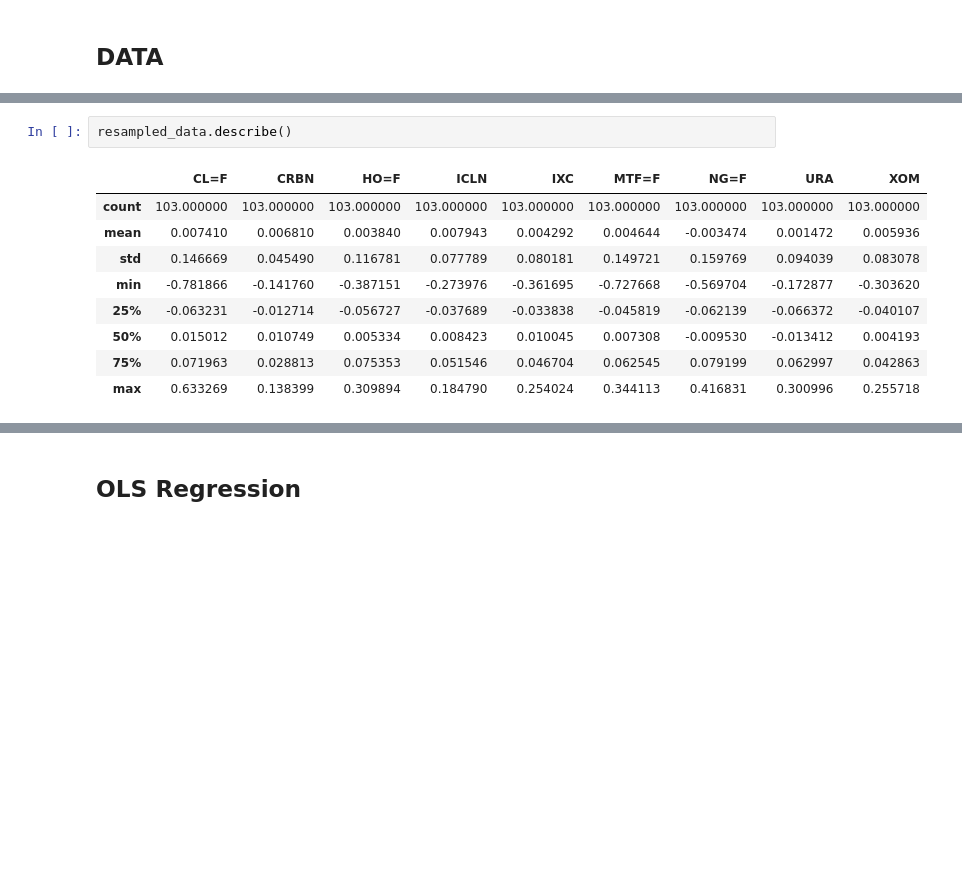
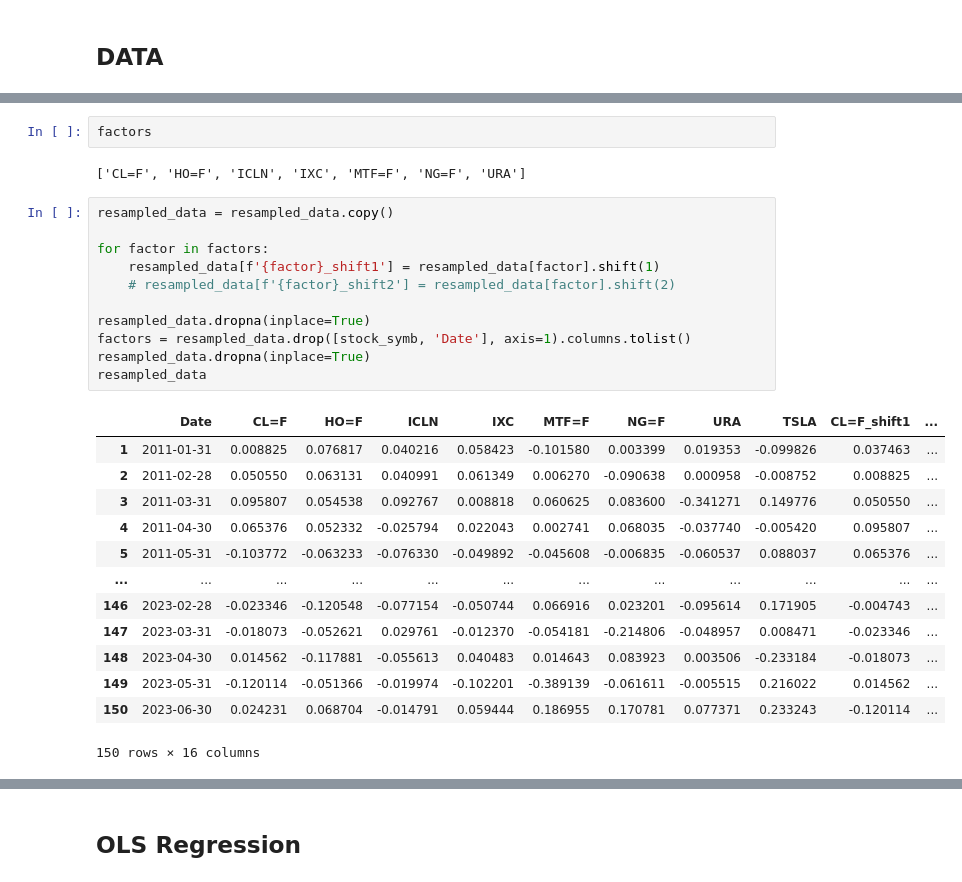
Before and after one commit to lbsm2017/ml_stocks_direction, a Jupyter notebook: var_cvar_energy_factors.ipynb, the cells around one changed output, grey strips where cells are left out. Saved outputs shown, nothing was run; the diff lists cells and outputs as text; blank space fills up the shorter version.

```diff
--- a/var_cvar_energy_factors.ipynb
+++ b/var_cvar_energy_factors.ipynb
@@ -549,12 +548,29 @@ resampled_data
-# %%
-resampled_data.describe()
-# %% [output]
-|  | CL=F | CRBN | HO=F | ICLN | IXC | MTF=F | NG=F | URA | XOM |
-| count | 103.000000 | 103.000000 | 103.000000 | 103.000000 | 103.000000 | 103.000000 | 103.000000 | 103.000000 | 103.000000 |
-| mean | 0.007410 | 0.006810 | 0.003840 | 0.007943 | 0.004292 | 0.004644 | -0.003474 | 0.001472 | 0.005936 |
-| std | 0.146669 | 0.045490 | 0.116781 | 0.077789 | 0.080181 | 0.149721 | 0.159769 | 0.094039 | 0.083078 |
-| min | -0.781866 | -0.141760 | -0.387151 | -0.273976 | -0.361695 | -0.727668 | -0.569704 | -0.172877 | -0.303620 |
-| 25% | -0.063231 | -0.012714 | -0.056727 | -0.037689 | -0.033838 | -0.045819 | -0.062139 | -0.066372 | -0.040107 |
-| 50% | 0.015012 | 0.010749 | 0.005334 | 0.008423 | 0.010045 | 0.007308 | -0.009530 | -0.013412 | 0.004193 |
-| 75% | 0.071963 | 0.028813 | 0.075353 | 0.051546 | 0.046704 | 0.062545 | 0.079199 | 0.062997 | 0.042863 |
-| max | 0.633269 | 0.138399 | 0.309894 | 0.184790 | 0.254024 | 0.344113 | 0.416831 | 0.300996 | 0.255718 |
+# %%
+factors
+# %% [output]
+['CL=F', 'HO=F', 'ICLN', 'IXC', 'MTF=F', 'NG=F', 'URA']
+# %%
+resampled_data = resampled_data.copy()
+
+for factor in factors:
+    resampled_data[f'{factor}_shift1'] = resampled_data[factor].shift(1)
+    # resampled_data[f'{factor}_shift2'] = resampled_data[factor].shift(2)
+
+resampled_data.dropna(inplace=True)
+factors = resampled_data.drop([stock_symb, 'Date'], axis=1).columns.tolist()
+resampled_data.dropna(inplace=True)
+resampled_data
+# %% [output]
+|  | Date | CL=F | HO=F | ICLN | IXC | MTF=F | NG=F | URA | TSLA | CL=F_shift1 | ... |
+| 1 | 2011-01-31 | 0.008825 | 0.076817 | 0.040216 | 0.058423 | -0.101580 | 0.003399 | 0.019353 | -0.099826 | 0.037463 | ... |
+| 2 | 2011-02-28 | 0.050550 | 0.063131 | 0.040991 | 0.061349 | 0.006270 | -0.090638 | 0.000958 | -0.008752 | 0.008825 | ... |
+| 3 | 2011-03-31 | 0.095807 | 0.054538 | 0.092767 | 0.008818 | 0.060625 | 0.083600 | -0.341271 | 0.149776 | 0.050550 | ... |
+| 4 | 2011-04-30 | 0.065376 | 0.052332 | -0.025794 | 0.022043 | 0.002741 | 0.068035 | -0.037740 | -0.005420 | 0.095807 | ... |
+| 5 | 2011-05-31 | -0.103772 | -0.063233 | -0.076330 | -0.049892 | -0.045608 | -0.006835 | -0.060537 | 0.088037 | 0.065376 | ... |
+| ... | ... | ... | ... | ... | ... | ... | ... | ... | ... | ... | ... |
+| 146 | 2023-02-28 | -0.023346 | -0.120548 | -0.077154 | -0.050744 | 0.066916 | 0.023201 | -0.095614 | 0.171905 | -0.004743 | ... |
+| 147 | 2023-03-31 | -0.018073 | -0.052621 | 0.029761 | -0.012370 | -0.054181 | -0.214806 | -0.048957 | 0.008471 | -0.023346 | ... |
+| 148 | 2023-04-30 | 0.014562 | -0.117881 | -0.055613 | 0.040483 | 0.014643 | 0.083923 | 0.003506 | -0.233184 | -0.018073 | ... |
+| 149 | 2023-05-31 | -0.120114 | -0.051366 | -0.019974 | -0.102201 | -0.389139 | -0.061611 | -0.005515 | 0.216022 | 0.014562 | ... |
+| 150 | 2023-06-30 | 0.024231 | 0.068704 | -0.014791 | 0.059444 | 0.186955 | 0.170781 | 0.077371 | 0.233243 | -0.120114 | ... |
+150 rows × 16 columns
```
Also changed, not shown: parts of 16 cells of this notebook, 1 other file.
